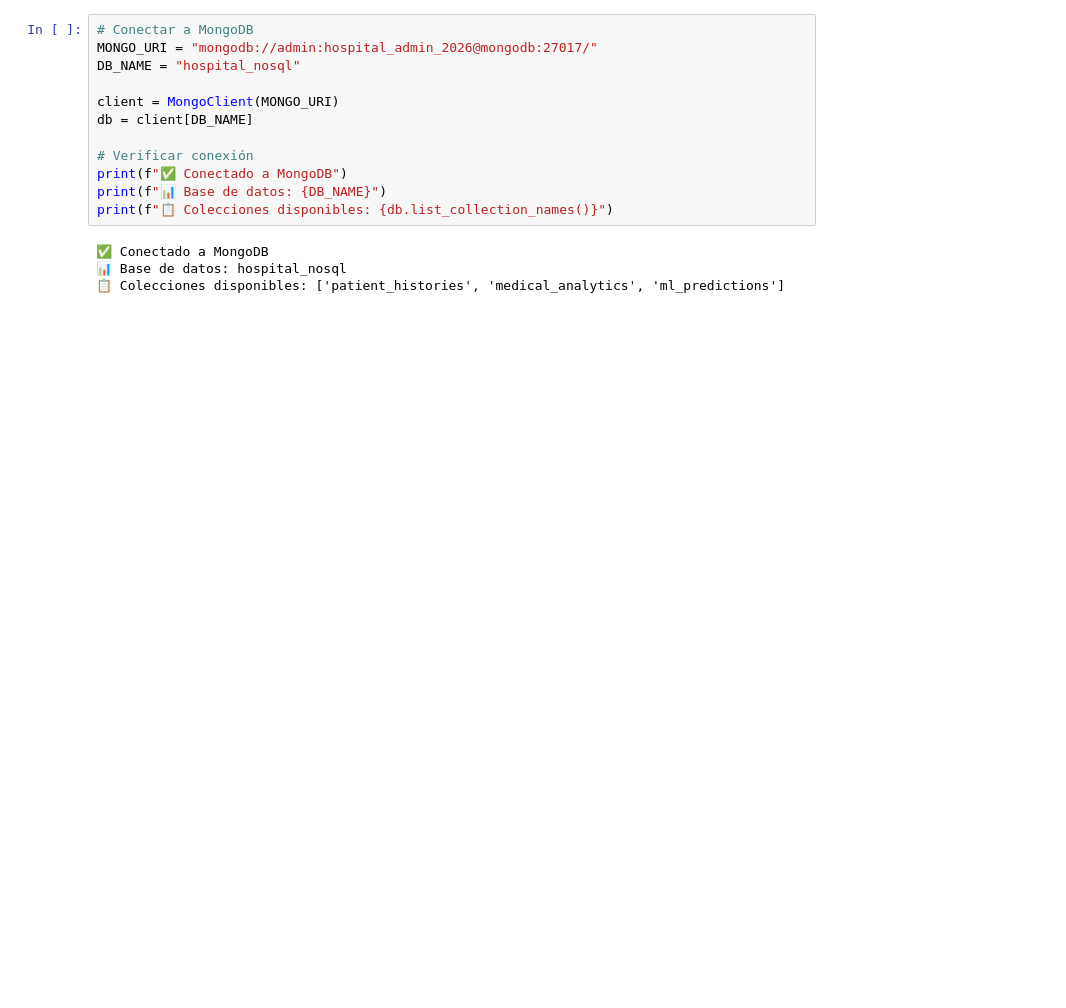
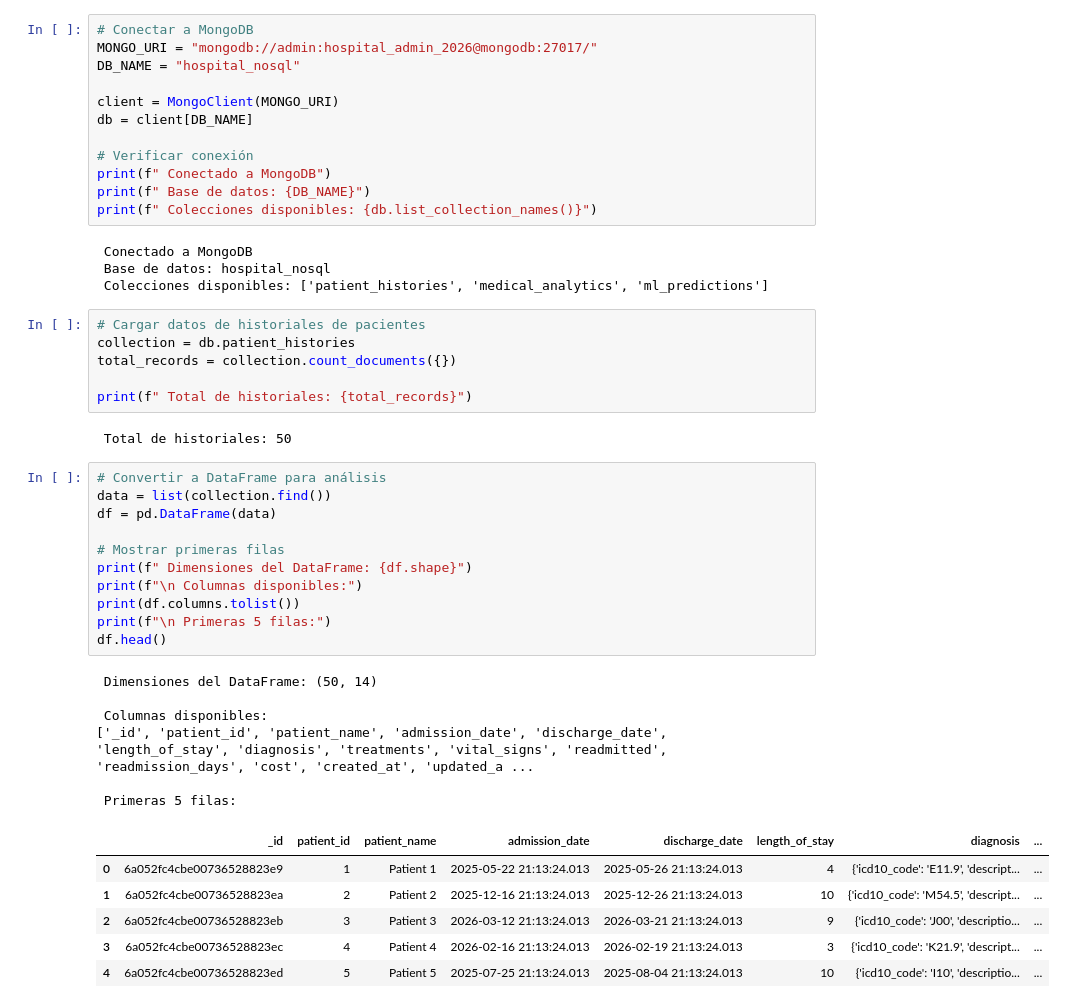
Before and after one commit to LillyPuentes-2003/sistema-gestion-hospitalaria-nosql, a Jupyter notebook: notebooks/01_data_exploration.ipynb.ipynb, the cells around one changed output. Saved outputs shown, nothing was run; the diff lists cells and outputs as text; blank space fills up the shorter version.

```diff
--- a/notebooks/01_data_exploration.ipynb.ipynb
+++ b/notebooks/01_data_exploration.ipynb.ipynb
@@ -41,10 +41,42 @@ client = MongoClient(MONGO_URI)
 db = client[DB_NAME]
 
 # Verificar conexión
-print(f"✅ Conectado a MongoDB")
-print(f"📊 Base de datos: {DB_NAME}")
-print(f"📋 Colecciones disponibles: {db.list_collection_names()}")
+print(f" Conectado a MongoDB")
+print(f" Base de datos: {DB_NAME}")
+print(f" Colecciones disponibles: {db.list_collection_names()}")
 # %% [output]
-✅ Conectado a MongoDB
-📊 Base de datos: hospital_nosql
-📋 Colecciones disponibles: ['patient_histories', 'medical_analytics', 'ml_predictions']
+ Conectado a MongoDB
+ Base de datos: hospital_nosql
+ Colecciones disponibles: ['patient_histories', 'medical_analytics', 'ml_predictions']
+# %%
+# Cargar datos de historiales de pacientes
+collection = db.patient_histories
+total_records = collection.count_documents({})
+
+print(f" Total de historiales: {total_records}")
+# %% [output]
+ Total de historiales: 50
+# %%
+# Convertir a DataFrame para análisis
+data = list(collection.find())
+df = pd.DataFrame(data)
+
+# Mostrar primeras filas
+print(f" Dimensiones del DataFrame: {df.shape}")
+print(f"\n Columnas disponibles:")
+print(df.columns.tolist())
+print(f"\n Primeras 5 filas:")
+df.head()
+# %% [output]
+ Dimensiones del DataFrame: (50, 14)
+
+ Columnas disponibles:
+['_id', 'patient_id', 'patient_name', 'admission_date', 'discharge_date', 'length_of_stay', 'diagnosis', 'treatments', 'vital_signs', 'readmitted', 'readmission_days', 'cost', 'created_at', 'updated_a ...
+
+ Primeras 5 filas:
+|  | _id | patient_id | patient_name | admission_date | discharge_date | length_of_stay | diagnosis | ... |
+| 0 | 6a052fc4cbe00736528823e9 | 1 | Patient 1 | 2025-05-22 21:13:24.013 | 2025-05-26 21:13:24.013 | 4 | {'icd10_code': 'E11.9', 'descript... | ... |
+| 1 | 6a052fc4cbe00736528823ea | 2 | Patient 2 | 2025-12-16 21:13:24.013 | 2025-12-26 21:13:24.013 | 10 | {'icd10_code': 'M54.5', 'descript... | ... |
+| 2 | 6a052fc4cbe00736528823eb | 3 | Patient 3 | 2026-03-12 21:13:24.013 | 2026-03-21 21:13:24.013 | 9 | {'icd10_code': 'J00', 'descriptio... | ... |
+| 3 | 6a052fc4cbe00736528823ec | 4 | Patient 4 | 2026-02-16 21:13:24.013 | 2026-02-19 21:13:24.013 | 3 | {'icd10_code': 'K21.9', 'descript... | ... |
+| 4 | 6a052fc4cbe00736528823ed | 5 | Patient 5 | 2025-07-25 21:13:24.013 | 2025-08-04 21:13:24.013 | 10 | {'icd10_code': 'I10', 'descriptio... | ... |
```
Also changed, not shown: parts of 10 cells of this notebook.
